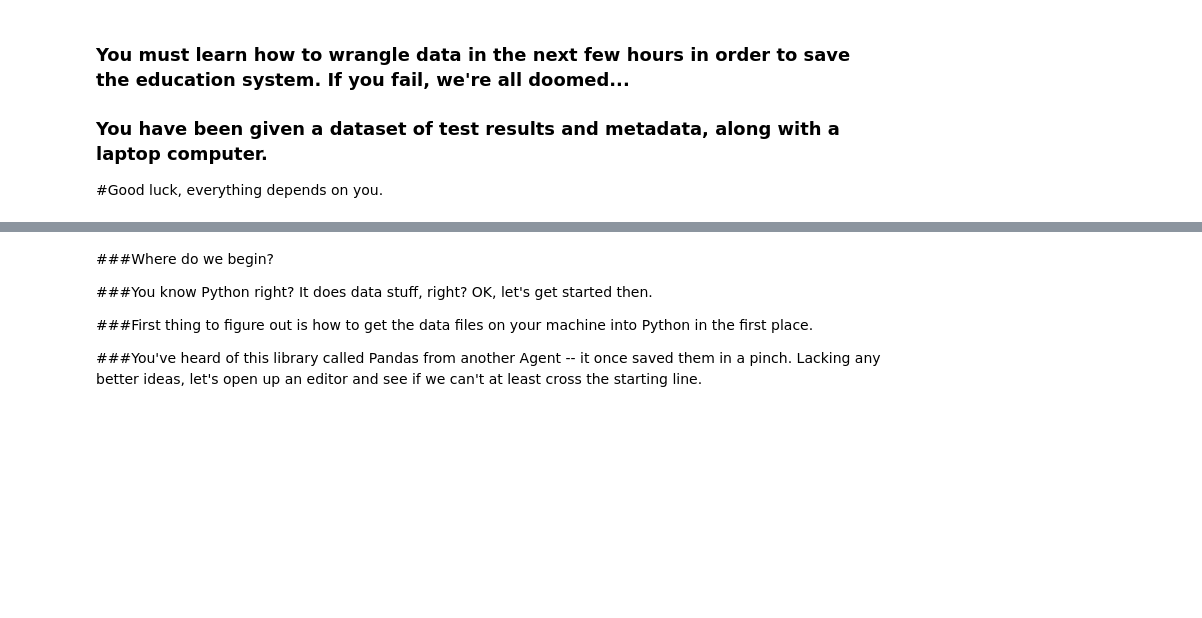
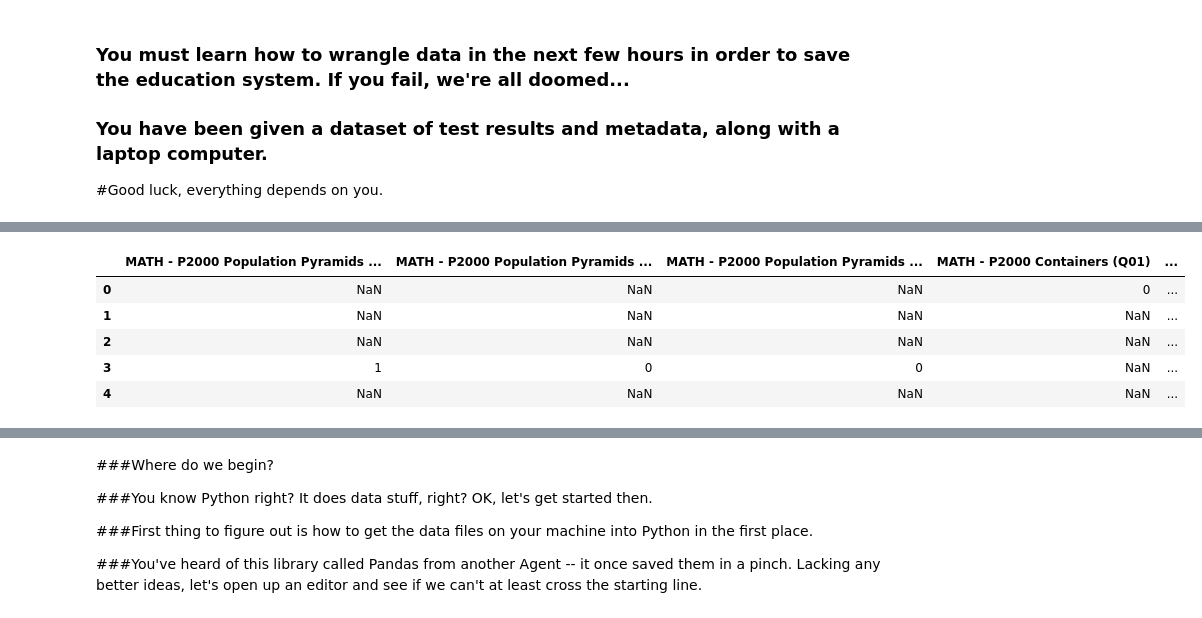
Before and after one commit to dsakagi/odsc-pisa, a Jupyter notebook: PISAMEX.ipynb, the cells around one changed output, grey strips where cells are left out. Cells and saved outputs as stored; diff of their text form; code cells hidden in the pictures; blank space fills up the shorter version.

```diff
--- a/PISAMEX.ipynb
+++ b/PISAMEX.ipynb
@@ -31,0 +42,10 @@ An adventure through 15 dimensions of data wrangling, visualization and modeling
+# %%
+exam_cols = exam_data.columns
+exam_data[exam_cols[10:20]].head()
+# %% [output]
+|  | MATH - P2000 Population Pyramids ... | MATH - P2000 Population Pyramids ... | MATH - P2000 Population Pyramids ... | MATH - P2000 Containers (Q01) | ... |
+| 0 | NaN | NaN | NaN | 0 | ... |
+| 1 | NaN | NaN | NaN | NaN | ... |
+| 2 | NaN | NaN | NaN | NaN | ... |
+| 3 | 1 | 0 | 0 | NaN | ... |
+| 4 | NaN | NaN | NaN | NaN | ... |
```
Also changed, not shown: parts of 6 cells of this notebook.
